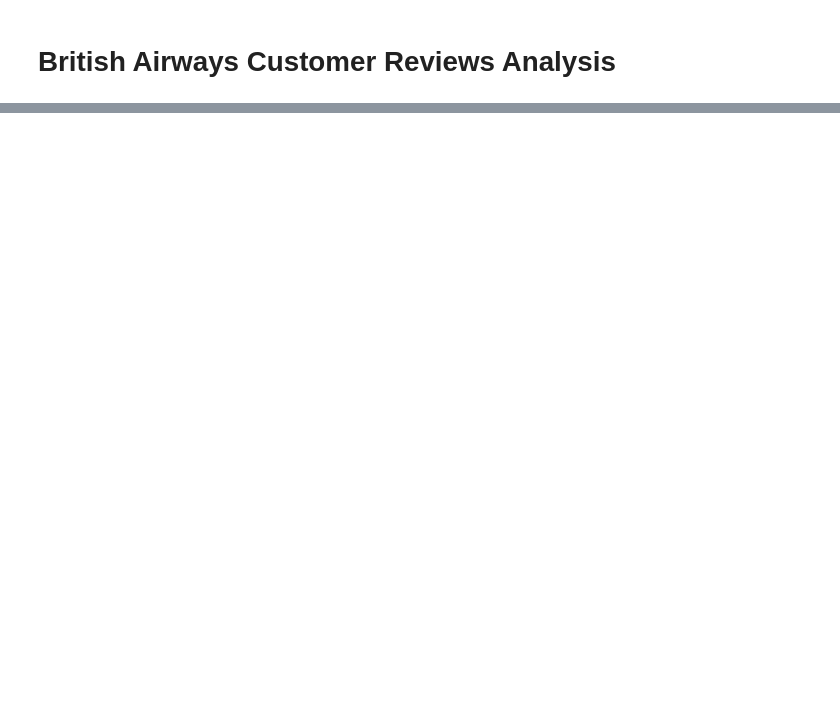
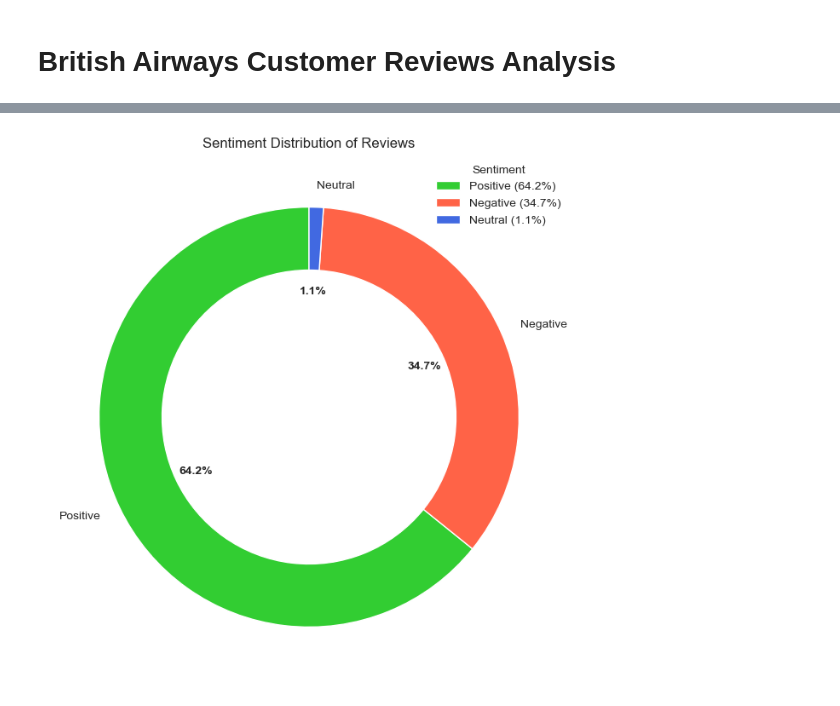
Before and after one commit to ayansammy/British-Airways-Web-Scrapping-and-Analysis-Project, a Jupyter notebook: BA_analysis.ipynb, the cells around one changed output, grey strips where cells are left out. Drawn from its saved outputs; the diff is of its cells as text; code cells hidden in the pictures; blank space fills up the shorter version.

```diff
--- a/BA_analysis.ipynb
+++ b/BA_analysis.ipynb
@@ -143,0 +404,41 @@ I applied Latent Dirichlet Allocation (LDA) to identify underlying topics within
+# %%
+# Calculate the percentage distribution
+percentage_distribution = df_new['Sentiment'].value_counts(normalize=True) * 100
+
+# Define colors for each sentiment category
+colors = ["limegreen",
+          "tomato",
+          "royalblue"]
+
+# Plotting the pie chart
+fig, ax = plt.subplots(figsize=(8, 8))
+
+# Pie chart
+wedges, _, autotexts = ax.pie(percentage_distribution,
+                               labels=percentage_distribution.index,
+                               autopct='%1.1f%%',
+                               startangle=90,
+                               colors=colors,
+                               wedgeprops=dict(width=0.3, edgecolor='w'))
+
+# Add percentage values inside the pie chart
+for autotext in autotexts:
+    autotext.set_ha('center')
+    autotext.set_va('center')
+    autotext.set_fontweight('bold')
+
+# Place legend in the top right corner
+ax.legend(wedges,
+          [f'{label} ({percentage:.1f}%)' for label,
+           percentage in zip(percentage_distribution.index,
+                             percentage_distribution)],
+          title="Sentiment",
+          loc="upper right",
+          bbox_to_anchor=(1, 1),
+          fontsize='medium',
+          frameon=False)
+
+plt.title('Sentiment Distribution of Reviews')
+plt.show()
+# %% [output]
+[figure, added]
```
Also changed, not shown: parts of 63 cells of this notebook, 2 other files.
